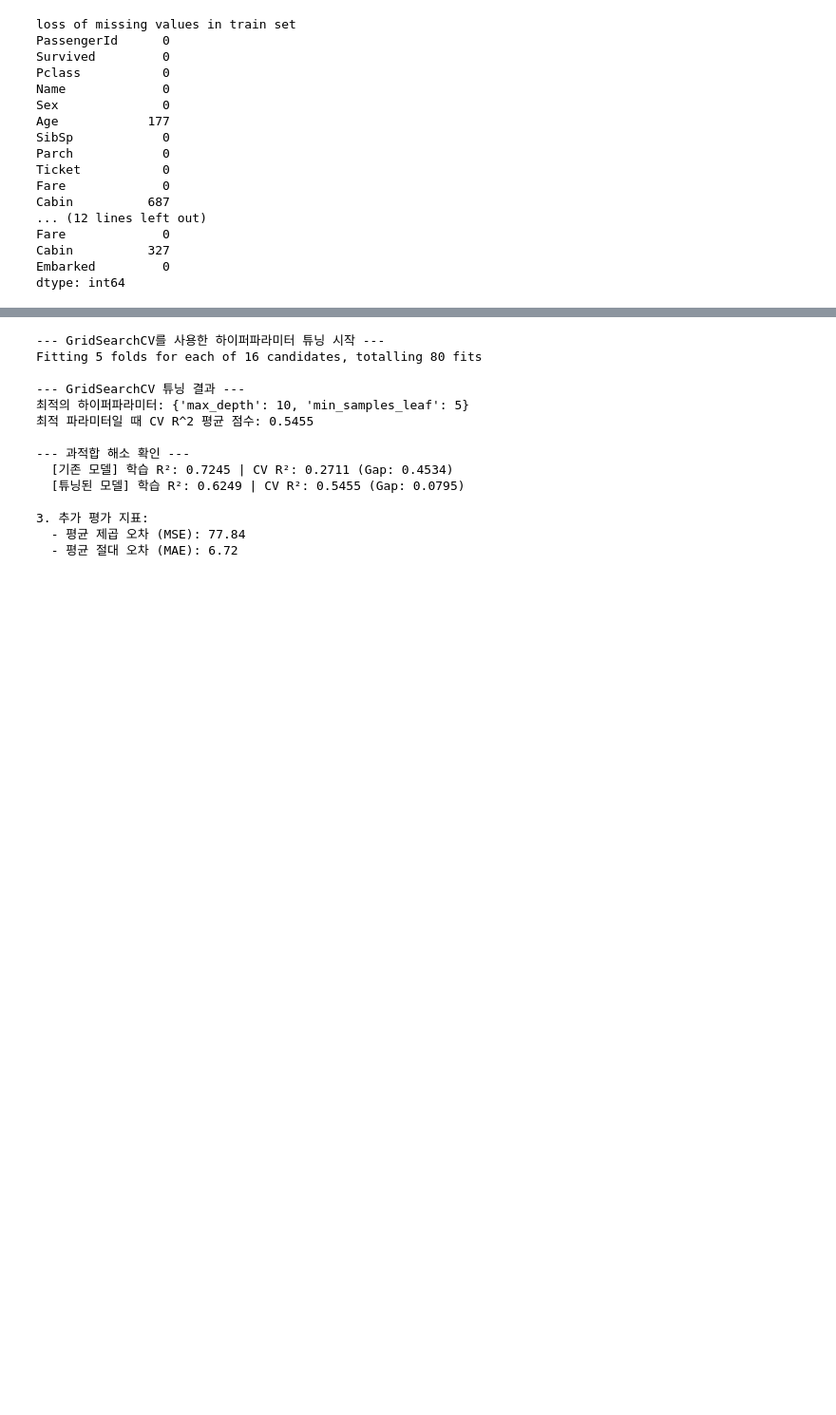
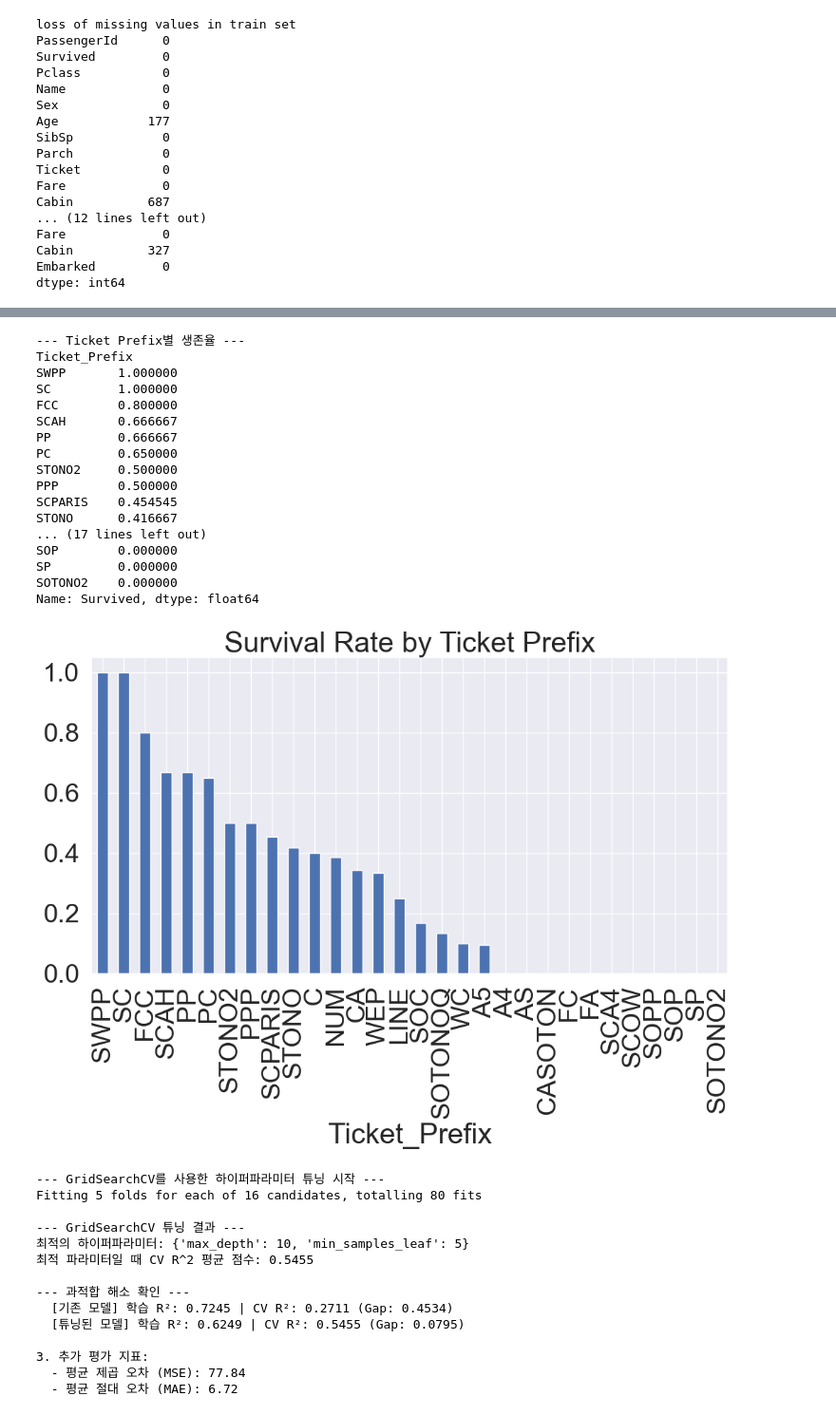
Before and after one commit to konglish2031/252-ML-project-team2, a Jupyter notebook: ML_Project.ipynb, the cells around one changed output, grey strips where cells are left out. Shown: that part at 95% size. Saved outputs shown, nothing was run; the diff lists cells and outputs as text; code cells hidden in the pictures; blank space fills up the shorter version.

```diff
--- a/ML_Project.ipynb
+++ b/ML_Project.ipynb
@@ -207,3 +237,34 @@ all_data.describe()
+# %%
+# train_processed 데이터프레임에 Survived와 Ticket_Prefix가 있다고 가정
+
+# 1. 각 Ticket_Prefix 그룹별 생존율 계산
+train_survival_by_prefix = train.groupby('Ticket_Prefix')['Survived'].mean().sort_values(ascending=False)
+
+print("--- Ticket Prefix별 생존율 ---")
+print(train_survival_by_prefix)
+
+# 2. 결과 시각화
+train_survival_by_prefix.plot(kind='bar', figsize=(12, 6), title='Survival Rate by Ticket Prefix')
+plt.show()
+# %% [output]
+--- Ticket Prefix별 생존율 ---
+Ticket_Prefix
+SWPP       1.000000
+SC         1.000000
+FCC        0.800000
+SCAH       0.666667
+PP         0.666667
+PC         0.650000
+STONO2     0.500000
+PPP        0.500000
+SCPARIS    0.454545
+STONO      0.416667
+... (17 lines left out)
+SOP        0.000000
+SP         0.000000
+SOTONO2    0.000000
+Name: Survived, dtype: float64
+[figure, added]
 # %%
 import numpy as np
 from sklearn.model_selection import GridSearchCV
```
Also changed, not shown: parts of 5 cells of this notebook, 1 other file.
